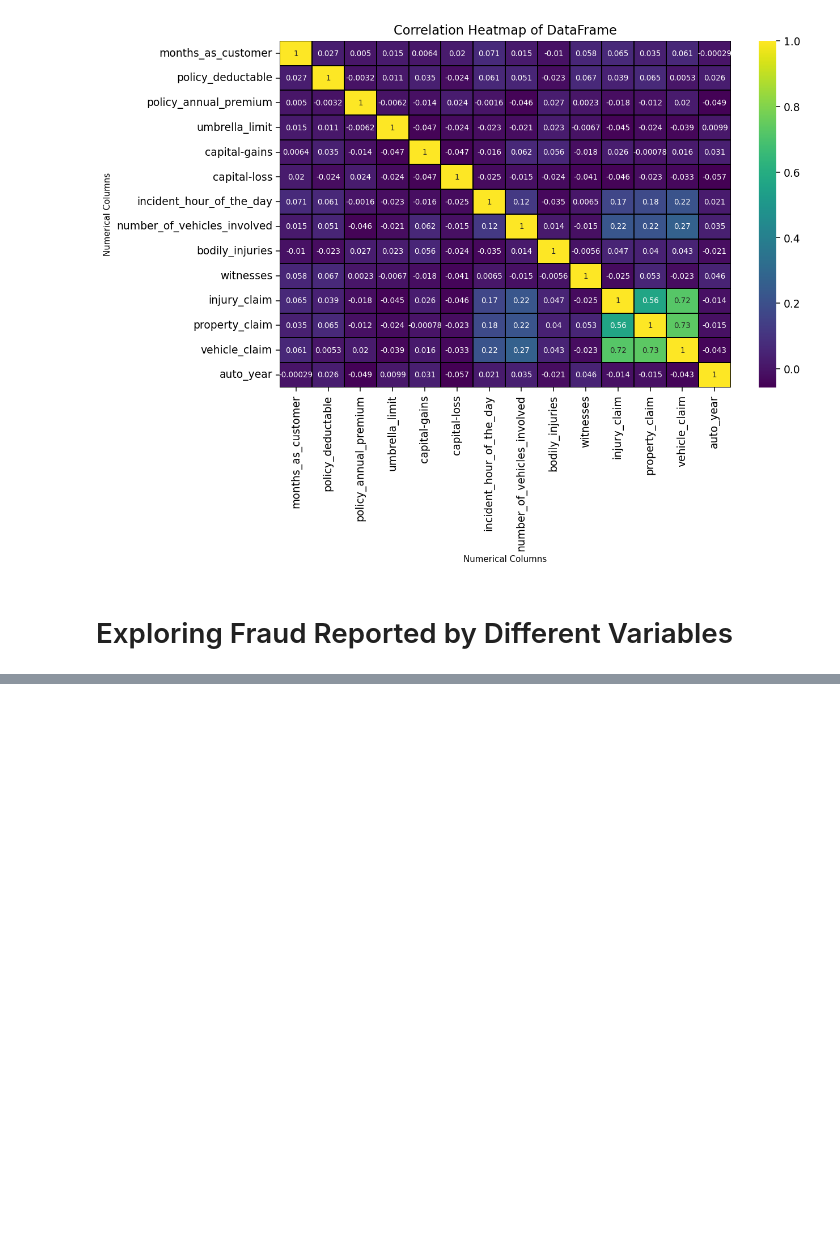
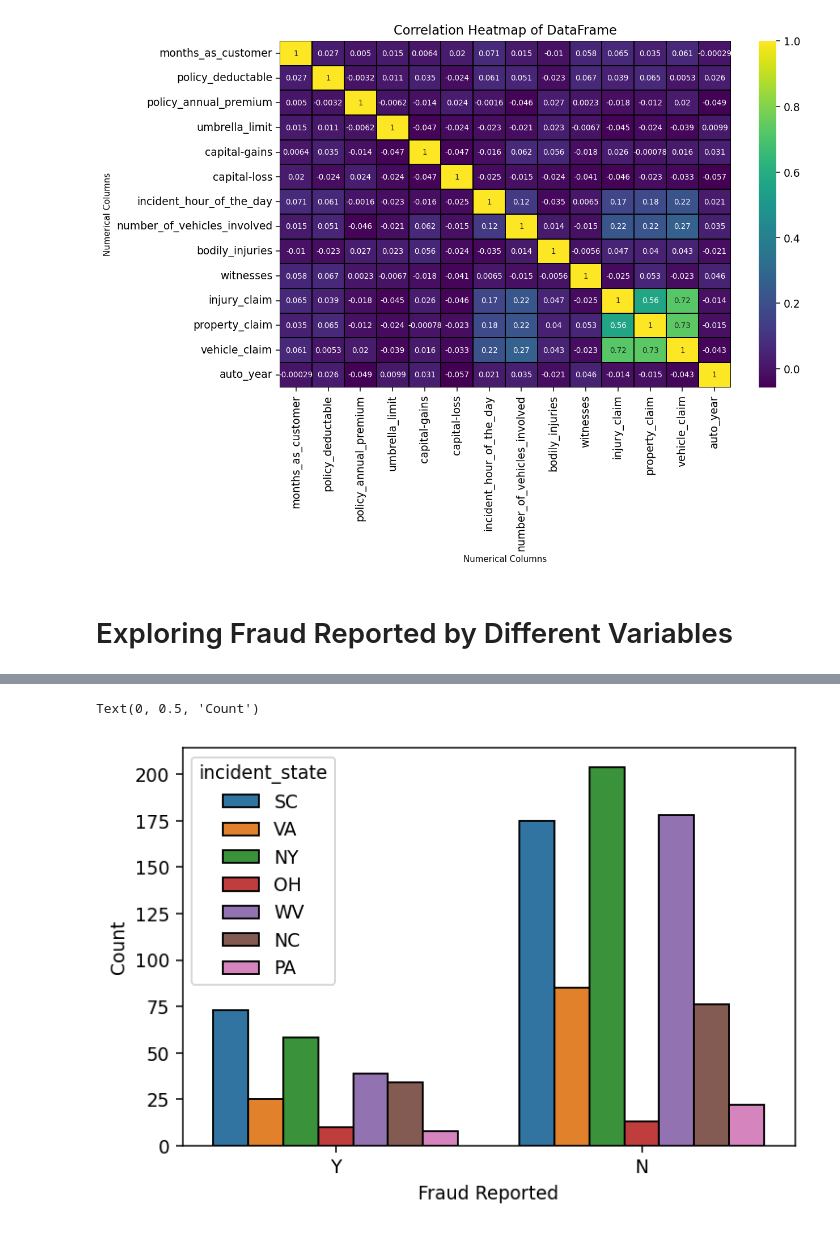
Before and after one commit to kcao22/insurance_fraud, a Jupyter notebook: exploration.ipynb, the cells around one changed output, grey strips where cells are left out. Cells and saved outputs as stored; diff of their text form; code cells hidden in the pictures; blank space fills up the shorter version.

```diff
--- a/exploration.ipynb
+++ b/exploration.ipynb
@@ -325,0 +337,8 @@ sns.countplot(data=df, x='fraud_reported')
+# %%
+sns.countplot(data=df, x='fraud_reported', hue='incident_state', edgecolor='black')
+plt.xlabel('Fraud Reported')
+plt.ylabel('Count')
+# SC higher incident rate than others? NY as well as WV also seem higher than others.
+# %% [output]
+Text(0, 0.5, 'Count')
+[figure, added]
```
Also changed, not shown: parts of 12 cells of this notebook.
